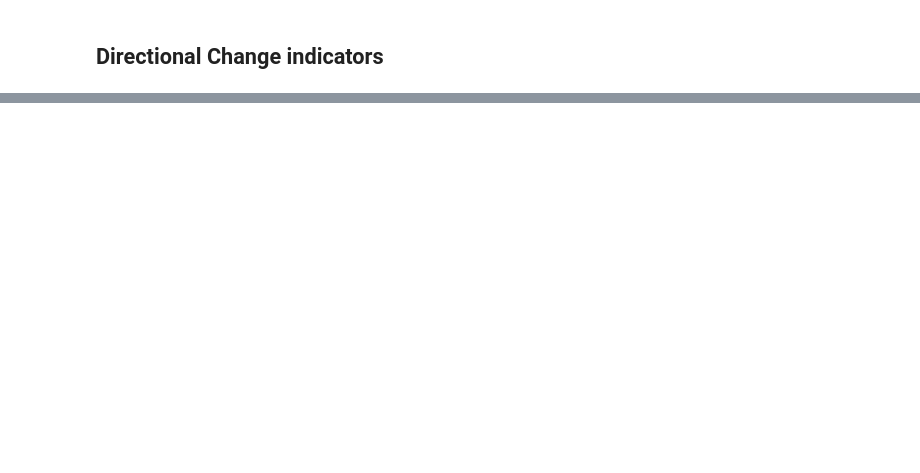
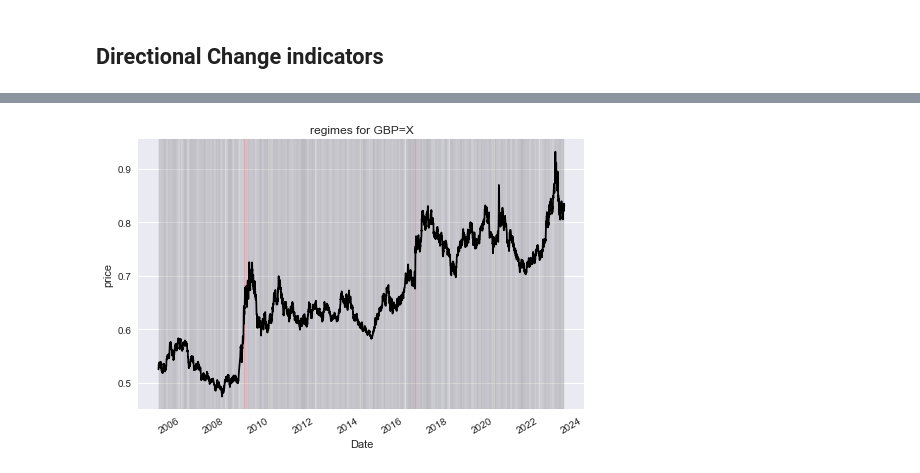
Before and after one commit to uday-31/detecting-market-regime-changes, a Jupyter notebook: detecting-regime-change.ipynb, the cells around one changed output, grey strips where cells are left out. Cells and saved outputs as stored; diff of their text form; code cells hidden in the pictures; blank space fills up the shorter version.

```diff
--- a/detecting-regime-change.ipynb
+++ b/detecting-regime-change.ipynb
@@ -166,0 +189,20 @@ for ticker in TICKERS:
+# %%
+X = R[TEST_TICKER].to_numpy().reshape(-1,1)
+model = hmm.GaussianHMM(n_components=2, covariance_type="full", n_iter=1000)
+model.fit(X)
+
+regimes = pd.Series(model.predict(X))
+regimes.index = R[TEST_TICKER].index
+# %%
+fig, ax = plt.subplots()
+df_ts[TEST_TICKER].plot(ax=ax, color='black')
+clr = {0:'grey',1:'red',2:'green'}
+
+for time_start, time_end, regime in zip(regimes.index[:-1], regimes.index[1:], regimes.values[:-1]):
+    ax.axvspan(time_start,time_end, alpha=0.2, color=clr[regime])
+
+ax.set_title(f"regimes for {TEST_TICKER}")
+ax.set_ylabel("price")
+plt.show()
+# %% [output]
+[figure, added]
```
Also changed, not shown: parts of 10 cells of this notebook.
